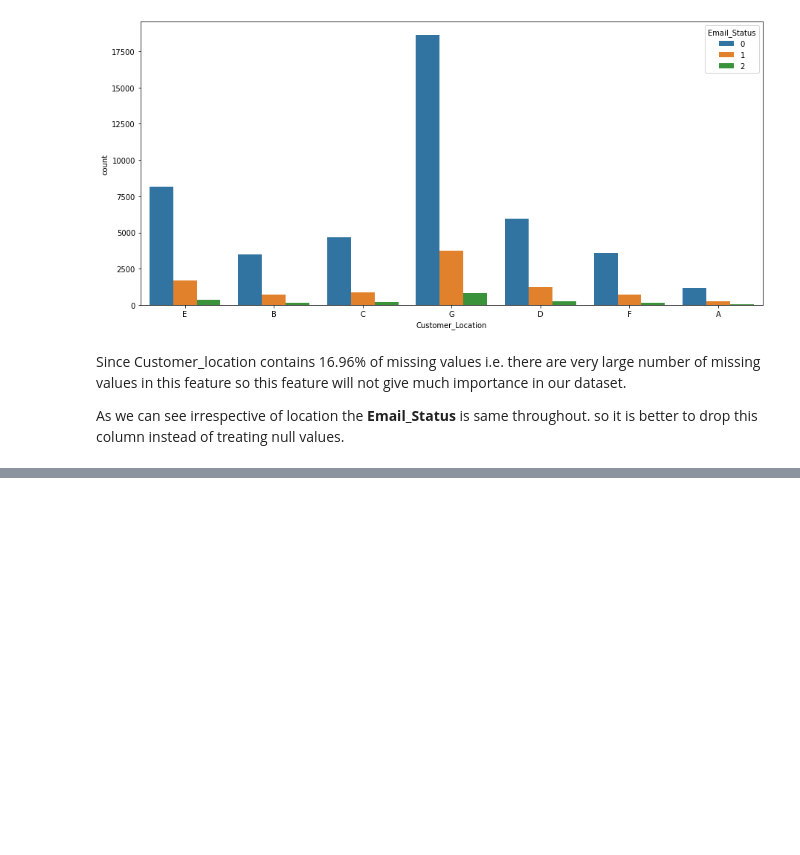
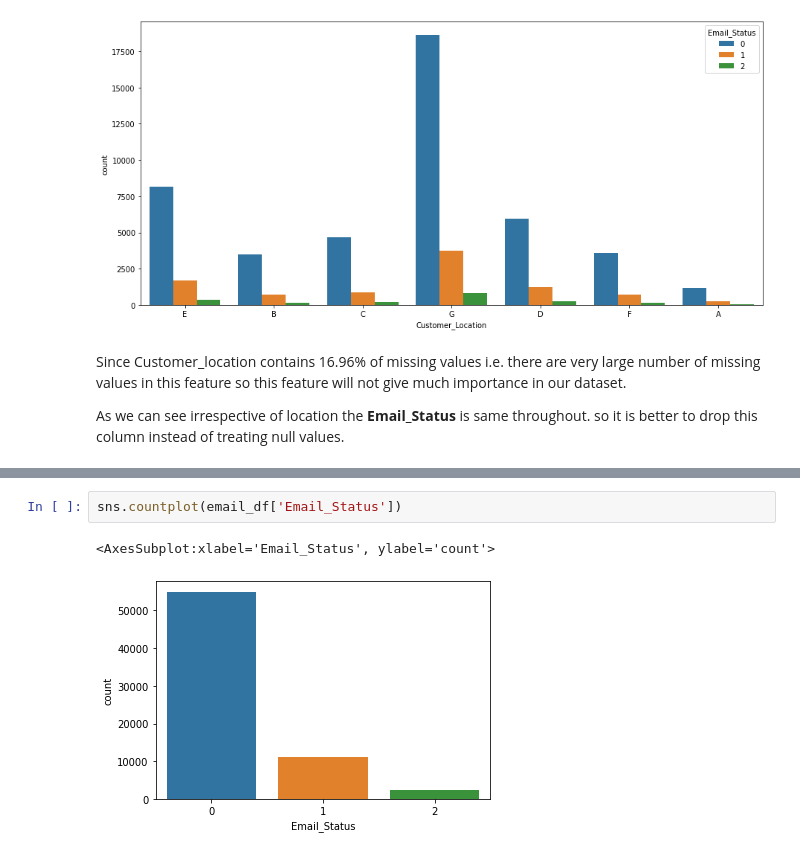
Before and after one commit to Suraj-7077/Supervised-ML-Classification-Email-campaign-prediction, a Jupyter notebook: Supervised_ML_Classification_Capstone_project_III_.ipynb, the cells around one changed output, grey strips where cells are left out. Saved outputs shown, nothing was run; the diff lists cells and outputs as text; blank space fills up the shorter version.

```diff
--- a/Supervised_ML_Classification_Capstone_project_III_.ipynb
+++ b/Supervised_ML_Classification_Capstone_project_III_.ipynb
@@ -287,0 +440,5 @@ so it is better to drop this column instead of treating null values.
+# %%
+sns.countplot(email_df['Email_Status'])
+# %% [output]
+<AxesSubplot:xlabel='Email_Status', ylabel='count'>
+[figure, added]
```
Also changed, not shown: parts of 185 cells of this notebook.
